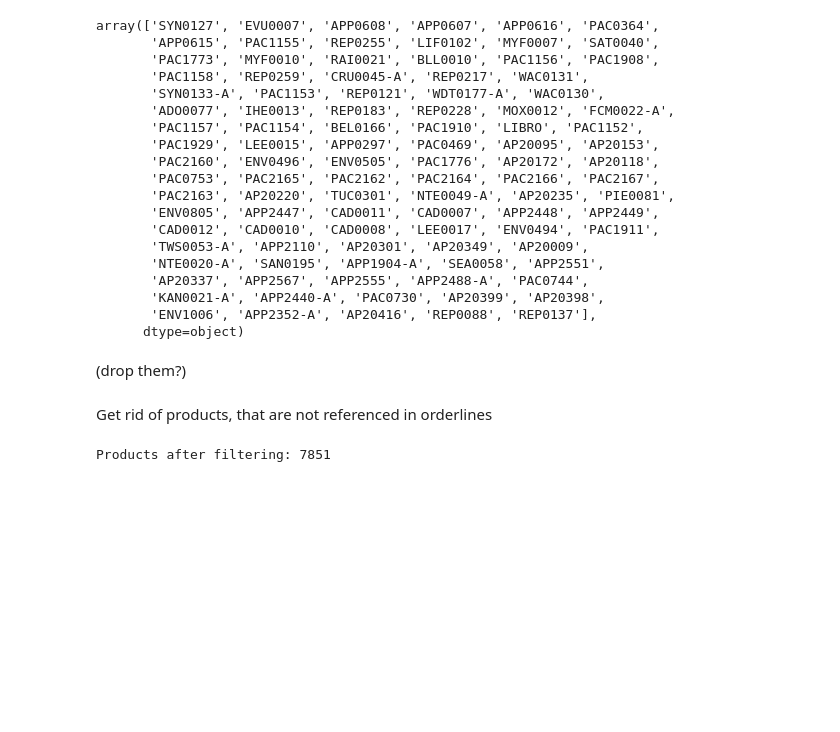
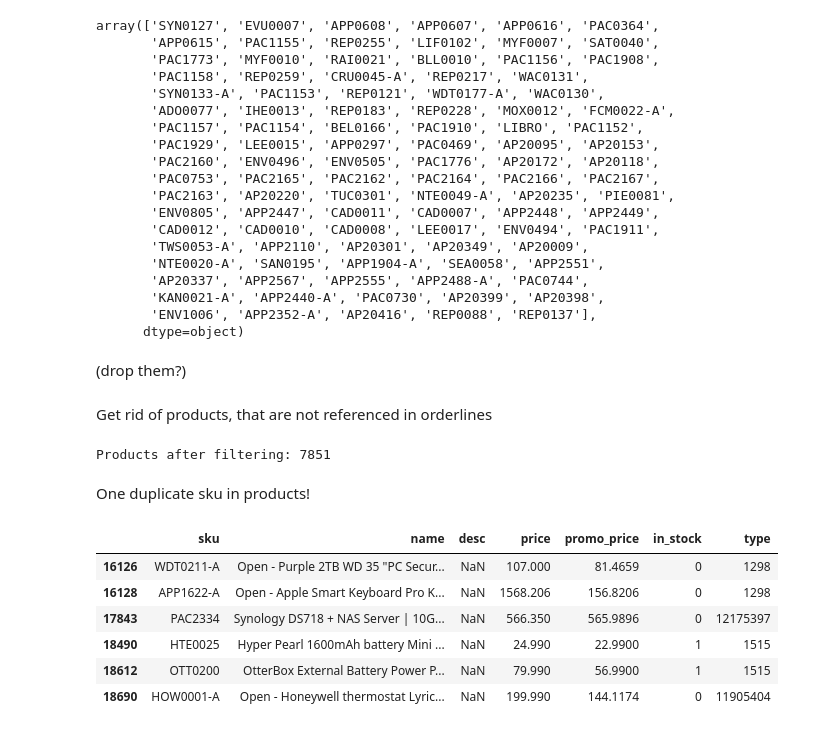
Before and after one commit to Cooljoe67/eniac_data_cleaning, a Jupyter notebook: datacleaning.ipynb, the cells around one changed output. Saved outputs shown, nothing was run; the diff lists cells and outputs as text; code cells hidden in the pictures; blank space fills up the shorter version.

```diff
--- a/datacleaning.ipynb
+++ b/datacleaning.ipynb
@@ -70,5 +86,8 @@ after that : convert to float!
 # %%
-products_df['price'] = products_df['price'].str.replace(r'^(\d*)\.(\d\d\d)\.(\d\d)',r'\1\2.\3',regex=True)
+products_df.loc[~products_df['price'].isna(),'price'] = products_df.loc[~products_df['price'].isna(), 'price'].str.replace(r'^(\d*)\.(\d\d\d)\.(\d\d)$',r'\1\2.\3',regex=True)
+products_df.loc[~products_df['price'].isna(),'price'] = products_df.loc[~products_df['price'].isna(), 'price'].str.replace(r'^(\d*)\.(\d\d\d)\.(\d\d\d)$',r'\1\2.\3',regex=True)
+products_df.loc[~products_df['price'].isna() & products_df['price'].str.contains(r'^\d*\.\d\d\d$'),'price'] =  products_df.loc[~products_df['price'].isna() & products_df['price'].str.contains(r'^\d*\.\d\d\d$'),'price'].astype(float) / 10
+
 products_df.loc[products_df['price'].isna(),'price'] = products_df.loc[products_df['price'].isna(),'promo_price']
 products_df['price'] = pd.to_numeric(products_df['price'])
 # %% [markdown]
@@ -113,8 +134,19 @@ products_df = products_df[products_df['sku'].isin(orderlines_df['sku'])]
 print(f"Products after filtering: {len(products_df)}")
 # %% [output]
 Products after filtering: 7851
+# %% [markdown]
+One duplicate sku in products!
 # %%
 #rderlines_df['unit_price'] = orderlines_df['unit_price'].str.replace(r'^(\d*)\.(\d\d\d)\.(\d\d)',r'\1\2.\3',regex=True).astype(float)
+products_df[products_df['desc'].isna()]
+# %% [output]
+|  | sku | name | desc | price | promo_price | in_stock | type |
+| 16126 | WDT0211-A | Open - Purple 2TB WD 35 "PC Secur... | NaN | 107.000 | 81.4659 | 0 | 1298 |
+| 16128 | APP1622-A | Open - Apple Smart Keyboard Pro K... | NaN | 1568.206 | 156.8206 | 0 | 1298 |
+| 17843 | PAC2334 | Synology DS718 + NAS Server | 10G... | NaN | 566.350 | 565.9896 | 0 | 12175397 |
+| 18490 | HTE0025 | Hyper Pearl 1600mAh battery Mini ... | NaN | 24.990 | 22.9900 | 1 | 1515 |
+| 18612 | OTT0200 | OtterBox External Battery Power P... | NaN | 79.990 | 56.9900 | 1 | 1515 |
+| 18690 | HOW0001-A | Open - Honeywell thermostat Lyric... | NaN | 199.990 | 144.1174 | 0 | 11905404 |
 # %%
 #orderlines_df.merge(products_df, on="sku").sort_values("unit_price",ascending=False)
 # %%
```
Also changed, not shown: parts of 3 cells of this notebook, 1 other file.
